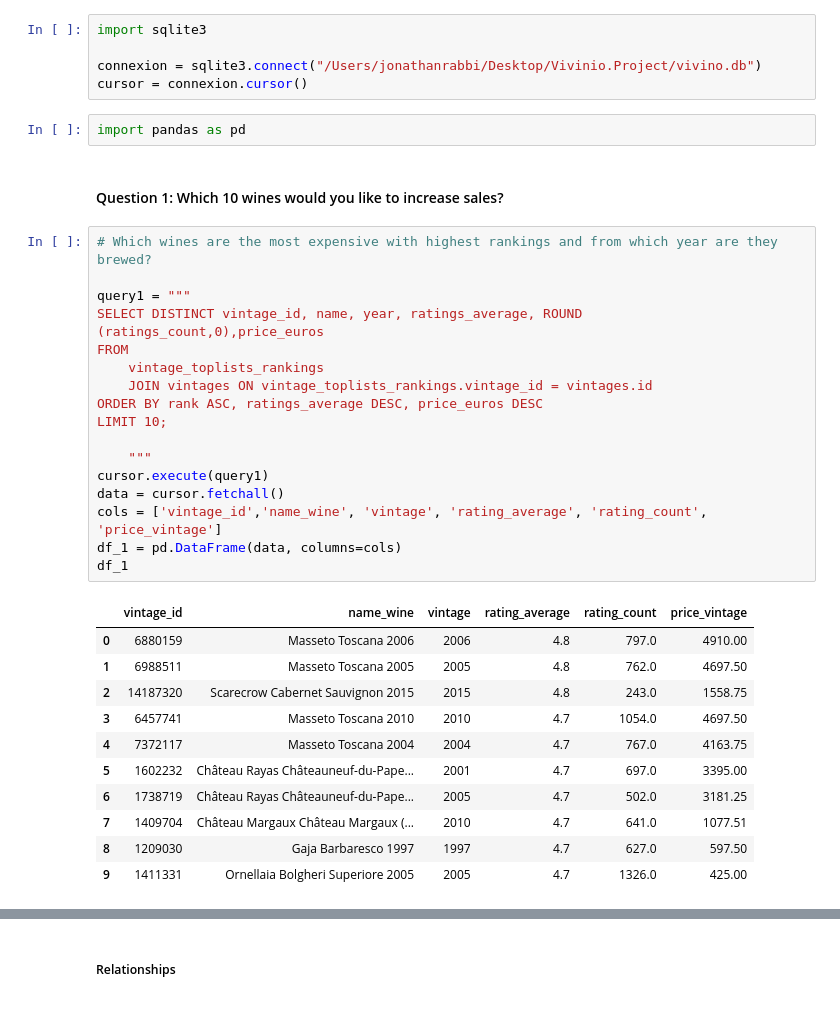
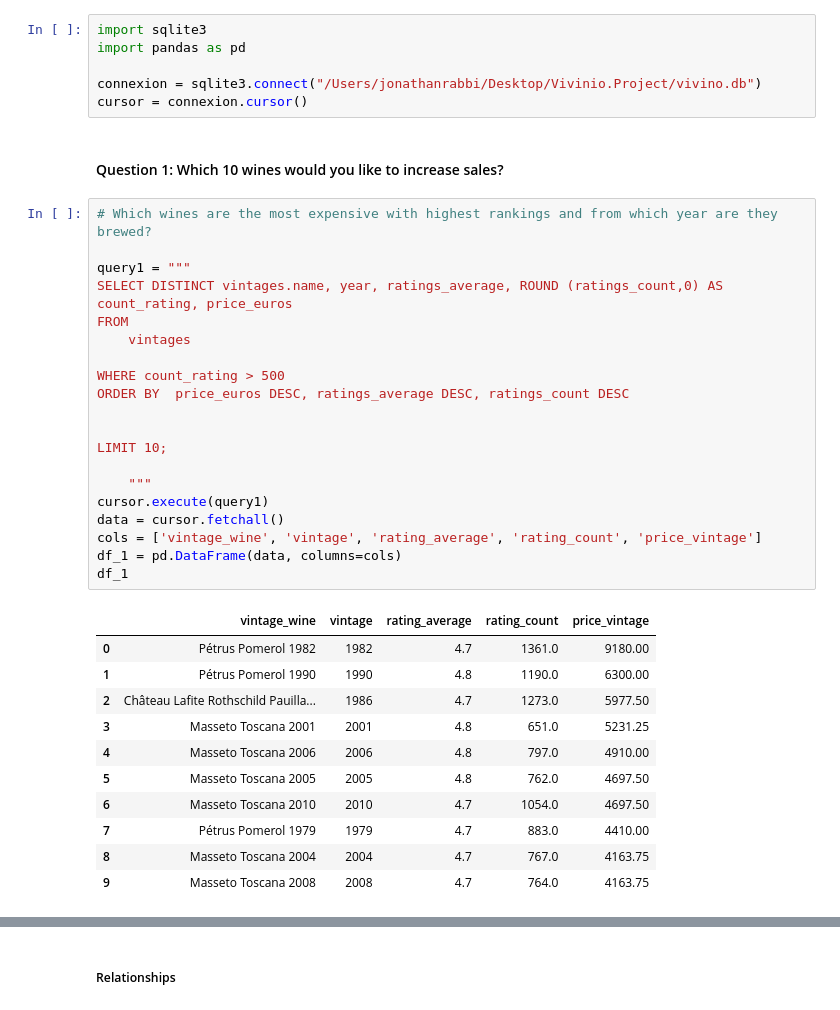
Before and after one commit to JonathanRabbi/Vivinio.Project, a Jupyter notebook: vivinio_jonathan.ipynb, the cells around one changed output, grey strips where cells are left out. Saved outputs shown, nothing was run; the diff lists cells and outputs as text.

```diff
--- a/vivinio_jonathan.ipynb
+++ b/vivinio_jonathan.ipynb
@@ -1,38 +1,40 @@
 # %%
 import sqlite3
+import pandas as pd
 
 connexion = sqlite3.connect("/Users/jonathanrabbi/Desktop/Vivinio.Project/vivino.db")
 cursor = connexion.cursor()
-# %%
-import pandas as pd
 # %% [markdown]
 #### Question 1: Which 10 wines would you like to increase sales?
 # %%
 # Which wines are the most expensive with highest rankings and from which year are they brewed?
 
 query1 = """
-SELECT DISTINCT vintage_id, name, year, ratings_average, ROUND (ratings_count,0),price_euros
+SELECT DISTINCT vintages.name, year, ratings_average, ROUND (ratings_count,0) AS count_rating, price_euros
 FROM
-    vintage_toplists_rankings
-    JOIN vintages ON vintage_toplists_rankings.vintage_id = vintages.id
-ORDER BY rank ASC, ratings_average DESC, price_euros DESC
+    vintages
+
+WHERE count_rating > 500
+ORDER BY  price_euros DESC, ratings_average DESC, ratings_count DESC
+
+
 LIMIT 10;
 
     """
 cursor.execute(query1)
 data = cursor.fetchall()
-cols = ['vintage_id','name_wine', 'vintage', 'rating_average', 'rating_count', 'price_vintage']
+cols = ['vintage_wine', 'vintage', 'rating_average', 'rating_count', 'price_vintage']
 df_1 = pd.DataFrame(data, columns=cols)
 df_1
 # %% [output]
-|  | vintage_id | name_wine | vintage | rating_average | rating_count | price_vintage |
-| 0 | 6880159 | Masseto Toscana 2006 | 2006 | 4.8 | 797.0 | 4910.00 |
-| 1 | 6988511 | Masseto Toscana 2005 | 2005 | 4.8 | 762.0 | 4697.50 |
-| 2 | 14187320 | Scarecrow Cabernet Sauvignon 2015 | 2015 | 4.8 | 243.0 | 1558.75 |
-| 3 | 6457741 | Masseto Toscana 2010 | 2010 | 4.7 | 1054.0 | 4697.50 |
-| 4 | 7372117 | Masseto Toscana 2004 | 2004 | 4.7 | 767.0 | 4163.75 |
-| 5 | 1602232 | Château Rayas Châteauneuf-du-Pape... | 2001 | 4.7 | 697.0 | 3395.00 |
-| 6 | 1738719 | Château Rayas Châteauneuf-du-Pape... | 2005 | 4.7 | 502.0 | 3181.25 |
-| 7 | 1409704 | Château Margaux Château Margaux (... | 2010 | 4.7 | 641.0 | 1077.51 |
-| 8 | 1209030 | Gaja Barbaresco 1997 | 1997 | 4.7 | 627.0 | 597.50 |
-| 9 | 1411331 | Ornellaia Bolgheri Superiore 2005 | 2005 | 4.7 | 1326.0 | 425.00 |
+|  | vintage_wine | vintage | rating_average | rating_count | price_vintage |
+| 0 | Pétrus Pomerol 1982 | 1982 | 4.7 | 1361.0 | 9180.00 |
+| 1 | Pétrus Pomerol 1990 | 1990 | 4.8 | 1190.0 | 6300.00 |
+| 2 | Château Lafite Rothschild Pauilla... | 1986 | 4.7 | 1273.0 | 5977.50 |
+| 3 | Masseto Toscana 2001 | 2001 | 4.8 | 651.0 | 5231.25 |
+| 4 | Masseto Toscana 2006 | 2006 | 4.8 | 797.0 | 4910.00 |
+| 5 | Masseto Toscana 2005 | 2005 | 4.8 | 762.0 | 4697.50 |
+| 6 | Masseto Toscana 2010 | 2010 | 4.7 | 1054.0 | 4697.50 |
+| 7 | Pétrus Pomerol 1979 | 1979 | 4.7 | 883.0 | 4410.00 |
+| 8 | Masseto Toscana 2004 | 2004 | 4.7 | 767.0 | 4163.75 |
+| 9 | Masseto Toscana 2008 | 2008 | 4.7 | 764.0 | 4163.75 |
```
Also changed, not shown: parts of 6 cells of this notebook.
